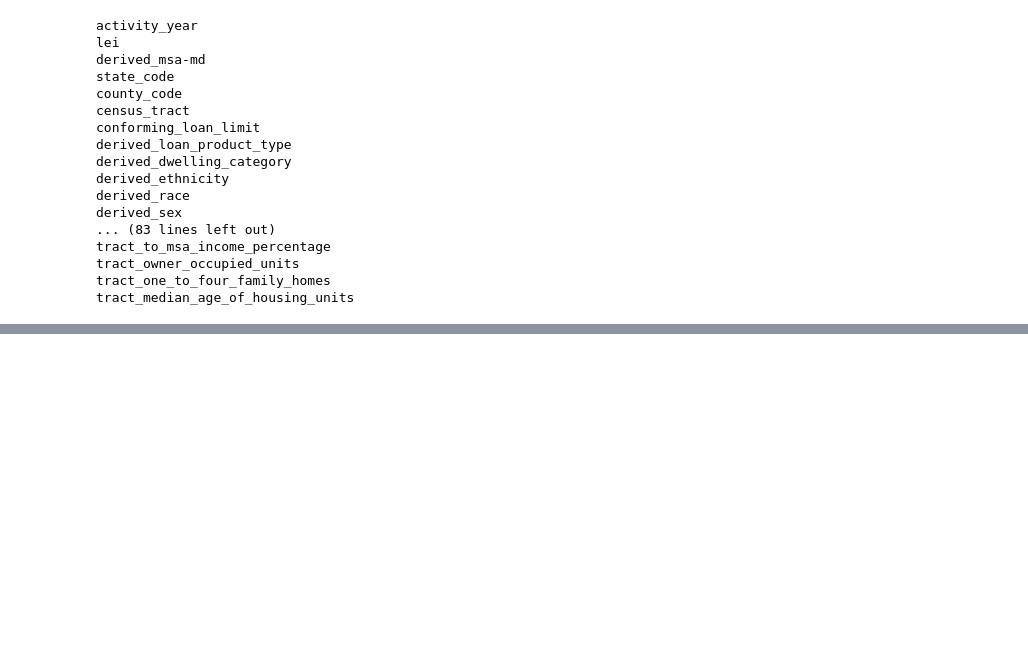
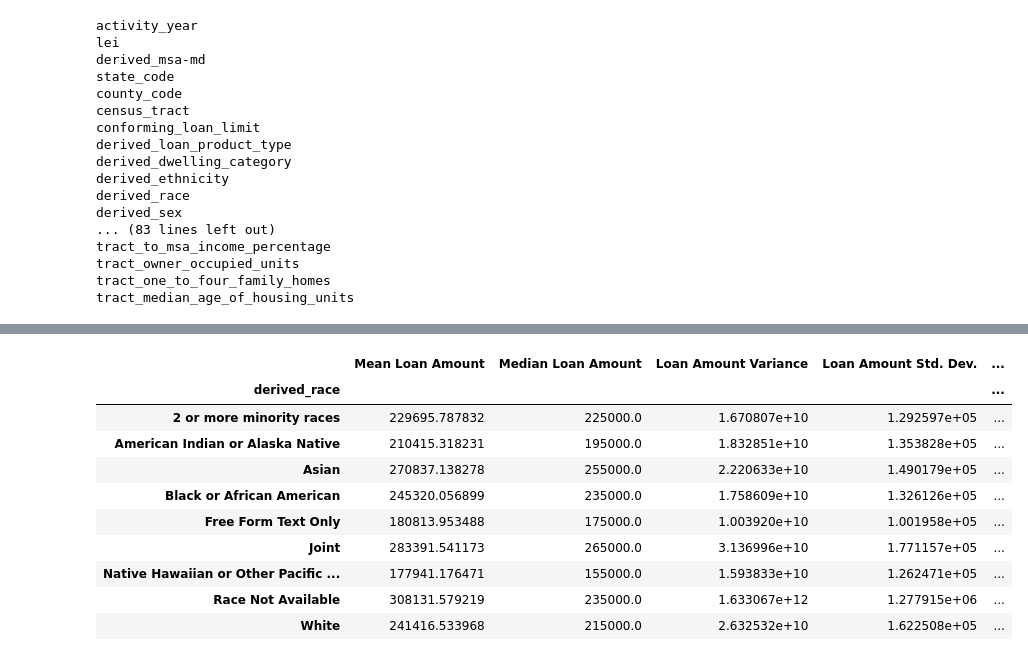
Before and after one commit to PonchoBeBallin/Group_project_Data_Class, a Jupyter notebook: HMDA test.ipynb, the cells around one changed output, grey strips where cells are left out. Cells and saved outputs as stored; diff of their text form; code cells hidden in the pictures; blank space fills up the shorter version.

```diff
--- a/HMDA test.ipynb
+++ b/HMDA test.ipynb
@@ -153,0 +200,25 @@ Name: count, Length: 74, dtype: int64
+# %%
+# Statistics Summary Table - Loan Amount by Race
+race_group = df.groupby('derived_race')
+
+summary_table = pd.DataFrame({
+    "Mean Loan Amount": race_group['loan_amount'].mean(),
+    "Median Loan Amount": race_group['loan_amount'].median(),
+    "Loan Amount Variance": race_group['loan_amount'].var(),
+    "Loan Amount Std. Dev.": race_group['loan_amount'].std(),
+    "Loan Amount Std. Err.": race_group['loan_amount'].sem()
+})
+
+summary_table
+# %% [output]
+|  | Mean Loan Amount | Median Loan Amount | Loan Amount Variance | Loan Amount Std. Dev. | ... |
+| derived_race |  |  |  |  | ... |
+| 2 or more minority races | 229695.787832 | 225000.0 | 1.670807e+10 | 1.292597e+05 | ... |
+| American Indian or Alaska Native | 210415.318231 | 195000.0 | 1.832851e+10 | 1.353828e+05 | ... |
+| Asian | 270837.138278 | 255000.0 | 2.220633e+10 | 1.490179e+05 | ... |
+| Black or African American | 245320.056899 | 235000.0 | 1.758609e+10 | 1.326126e+05 | ... |
+| Free Form Text Only | 180813.953488 | 175000.0 | 1.003920e+10 | 1.001958e+05 | ... |
+| Joint | 283391.541173 | 265000.0 | 3.136996e+10 | 1.771157e+05 | ... |
+| Native Hawaiian or Other Pacific ... | 177941.176471 | 155000.0 | 1.593833e+10 | 1.262471e+05 | ... |
+| Race Not Available | 308131.579219 | 235000.0 | 1.633067e+12 | 1.277915e+06 | ... |
+| White | 241416.533968 | 215000.0 | 2.632532e+10 | 1.622508e+05 | ... |
```
Also changed, not shown: parts of 17 cells of this notebook.
